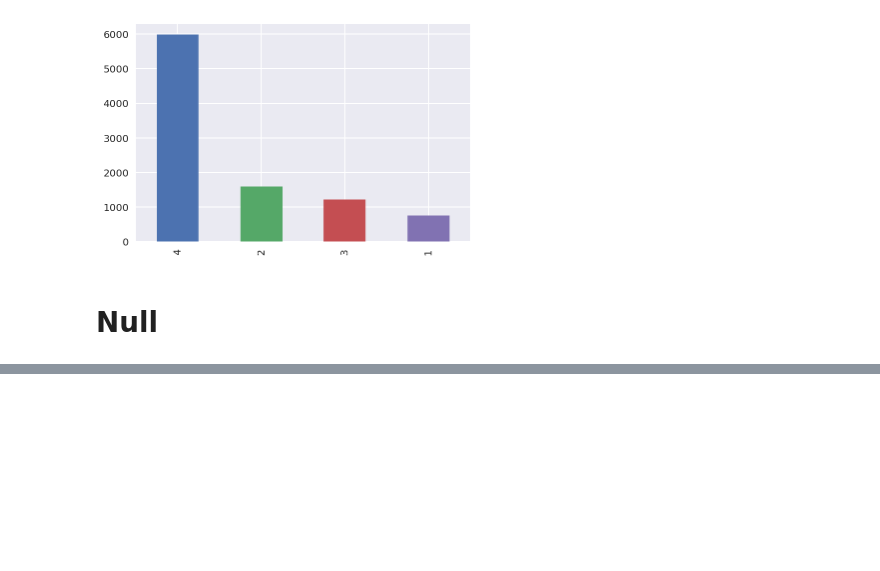
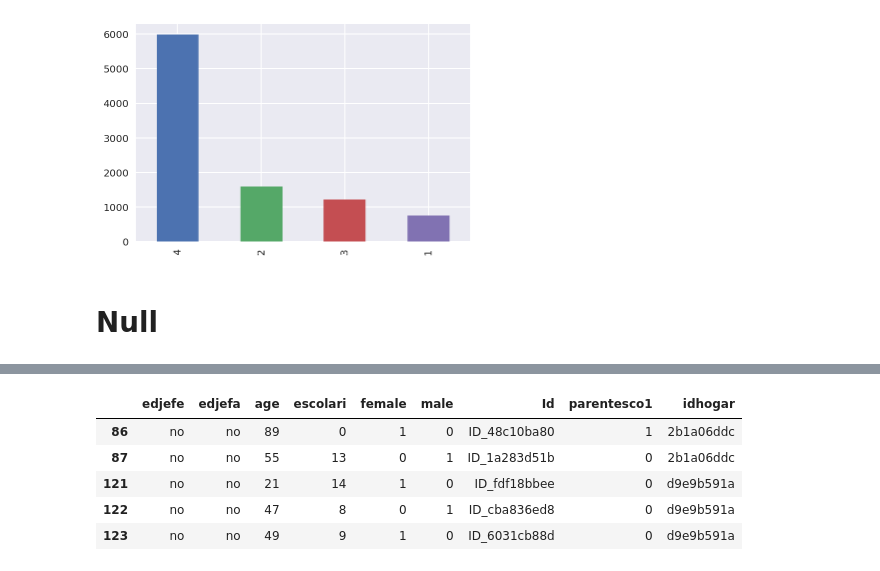
Before and after one commit to jchudb93/kaggle-costa-rican-household, a Jupyter notebook: notebooks/JC-01-EDA.ipynb, the cells around one changed output, grey strips where cells are left out. Saved outputs shown, nothing was run; the diff lists cells and outputs as text; code cells hidden in the pictures; blank space fills up the shorter version.

```diff
--- a/notebooks/JC-01-EDA.ipynb
+++ b/notebooks/JC-01-EDA.ipynb
@@ -68,0 +162,9 @@ from sklearn.metrics import f1_score
+# %%
+data[(data['edjefe']=='no') & (data['edjefa']=='no')][['edjefe', 'edjefa', 'age', 'escolari', 'female', 'male', 'Id', 'parentesco1', 'idhogar']].head()
+# %% [output]
+|  | edjefe | edjefa | age | escolari | female | male | Id | parentesco1 | idhogar |
+| 86 | no | no | 89 | 0 | 1 | 0 | ID_48c10ba80 | 1 | 2b1a06ddc |
+| 87 | no | no | 55 | 13 | 0 | 1 | ID_1a283d51b | 0 | 2b1a06ddc |
+| 121 | no | no | 21 | 14 | 1 | 0 | ID_fdf18bbee | 0 | d9e9b591a |
+| 122 | no | no | 47 | 8 | 0 | 1 | ID_cba836ed8 | 0 | d9e9b591a |
+| 123 | no | no | 49 | 9 | 1 | 0 | ID_6031cb88d | 0 | d9e9b591a |
```
Also changed, not shown: parts of 46 cells of this notebook.
